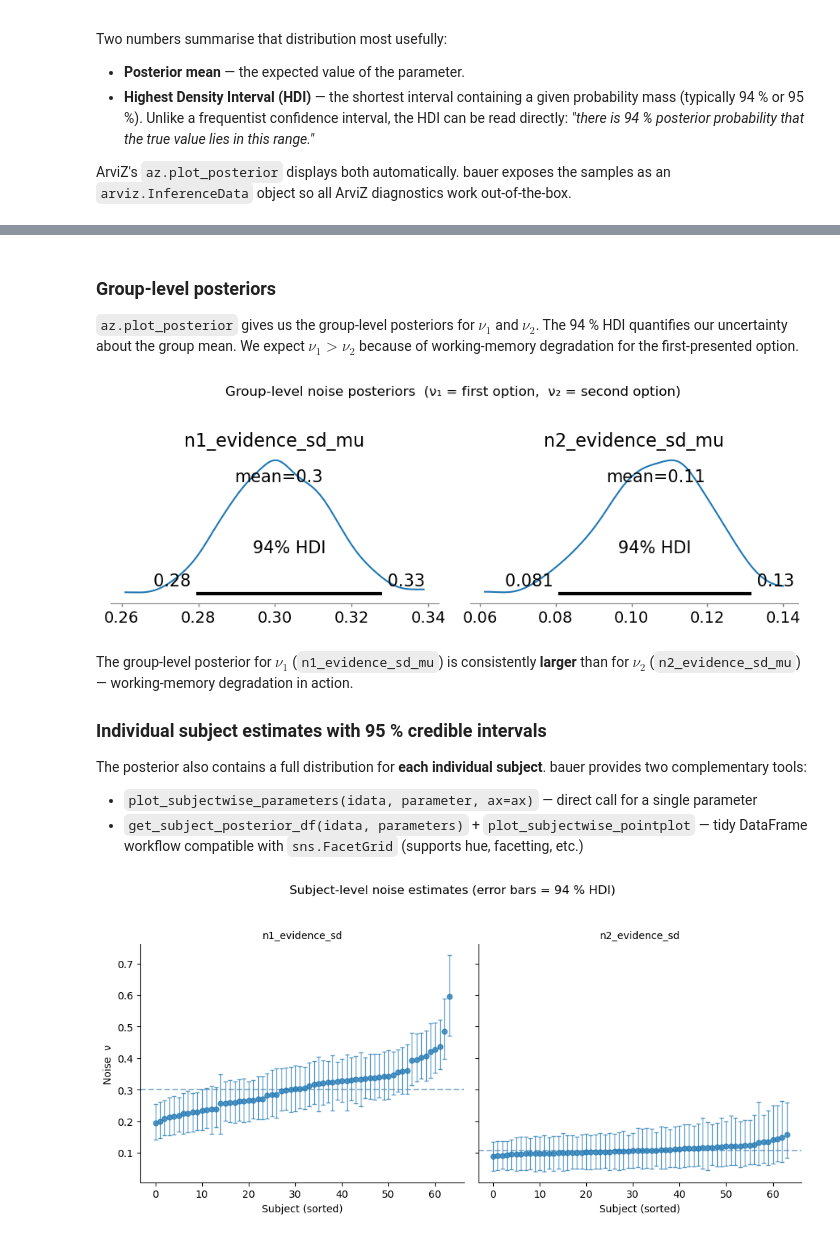
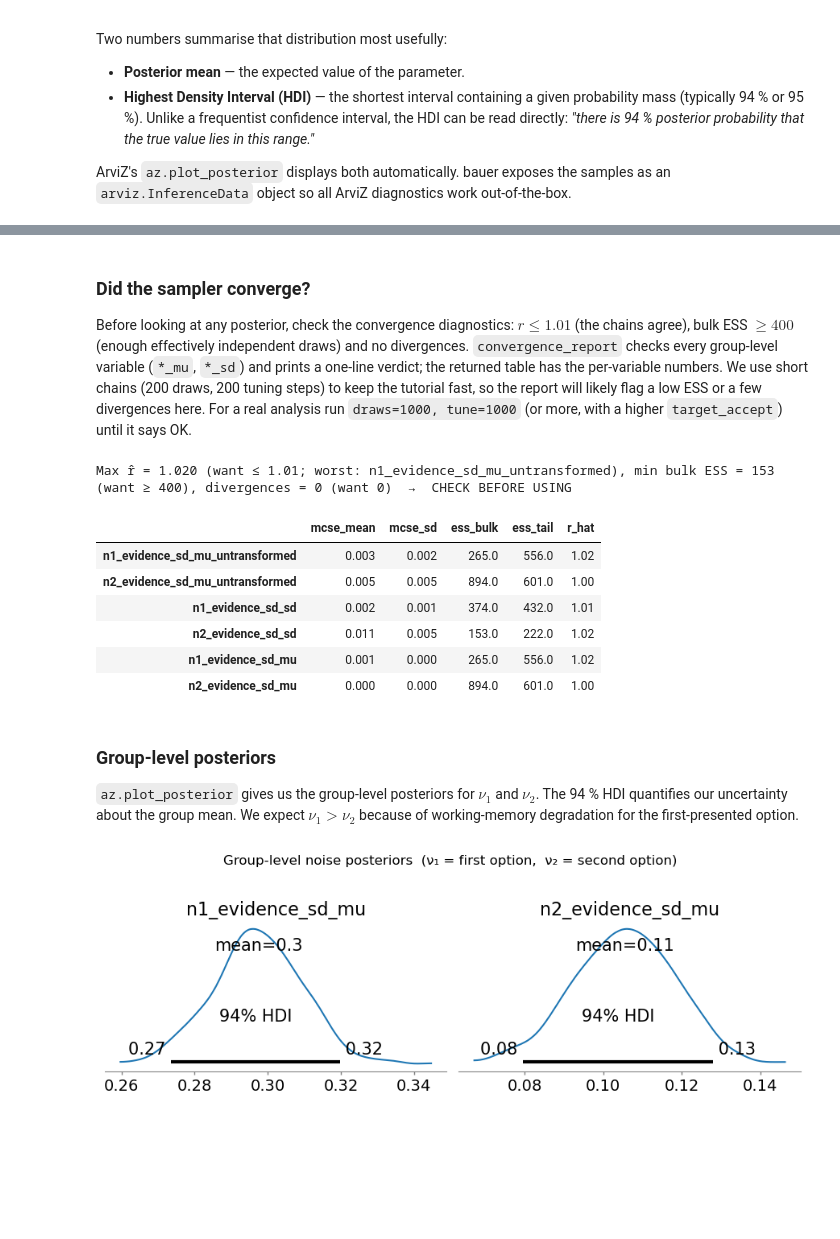
Before and after one commit to ruffgroup/bauer, a Jupyter notebook: docs/tutorial/lesson1.ipynb, the cells around one changed output, grey strips where cells are left out. Drawn from its saved outputs; the diff is of its cells as text; code cells hidden in the pictures; blank space fills up the shorter version.

```diff
--- a/docs/tutorial/lesson1.ipynb
+++ b/docs/tutorial/lesson1.ipynb
@@ -562,56 +566,43 @@ There were 2 divergences after tuning. Increase `target_accept` or reparameteriz
 The rhat statistic is larger than 1.01 for some parameters. This indicates problems during sampling. See https://arxiv.org/abs/1903.08008 for details
 The effective sample size per chain is smaller than 100 for some parameters.  A higher number is needed for reliable rhat and ess computation. See https://arxiv.org/abs/1903.08008 for details
 # %% [markdown]
-### Group-level posteriors
+### Did the sampler converge?
 
-`az.plot_posterior` gives us the group-level posteriors for $\nu_1$ and $\nu_2$.
-The 94 % HDI quantifies our uncertainty about the group mean.  We expect $\nu_1 > \nu_2$
-because of working-memory degradation for the first-presented option.
+Before looking at any posterior, check the convergence diagnostics:
+$\hat r \le 1.01$ (the chains agree), bulk ESS $\ge 400$ (enough effectively
+independent draws) and no divergences.  `convergence_report` checks every
+group-level variable (`*_mu`, `*_sd`) and prints a one-line verdict; the
+returned table has the per-variable numbers.  We use short chains
+(200 draws, 200 tuning steps) to keep the tutorial fast, so the report will
+likely flag a low ESS or a few divergences here.  For a real analysis run
+`draws=1000, tune=1000` (or more, with a higher `target_accept`) until it says OK.
 # %%
-az.plot_posterior(
-    idata_mag,
-    var_names=['n1_evidence_sd_mu', 'n2_evidence_sd_mu'],
-    figsize=(9, 3),
-)
-plt.suptitle('Group-level noise posteriors  (ν₁ = first option,  ν₂ = second option)', y=1.04)
-plt.tight_layout()
+from bauer.utils import convergence_report
+
+diag = convergence_report(idata_mag)
+diag
 # %% [output]
-[figure, removed]
+Max r̂ = 1.020 (want ≤ 1.01; worst: n1_evidence_sd_mu_untransformed), min bulk ESS = 153 (want ≥ 400), divergences = 0 (want 0)  →  CHECK BEFORE USING
+|  | mcse_mean | mcse_sd | ess_bulk | ess_tail | r_hat |
+| n1_evidence_sd_mu_untransformed | 0.003 | 0.002 | 265.0 | 556.0 | 1.02 |
+| n2_evidence_sd_mu_untransformed | 0.005 | 0.005 | 894.0 | 601.0 | 1.00 |
+| n1_evidence_sd_sd | 0.002 | 0.001 | 374.0 | 432.0 | 1.01 |
+| n2_evidence_sd_sd | 0.011 | 0.005 | 153.0 | 222.0 | 1.02 |
+| n1_evidence_sd_mu | 0.001 | 0.000 | 265.0 | 556.0 | 1.02 |
+| n2_evidence_sd_mu | 0.000 | 0.000 | 894.0 | 601.0 | 1.00 |
 # %% [markdown]
-The group-level posterior for $\nu_1$ (`n1_evidence_sd_mu`) is consistently **larger**
-than for $\nu_2$ (`n2_evidence_sd_mu`) — working-memory degradation in action.
+### Group-level posteriors
 
-### Individual subject estimates with 95 % credible intervals
-
-The posterior also contains a full distribution for **each individual subject**.  bauer
-provides two complementary tools:
-
-- `plot_subjectwise_parameters(idata, parameter, ax=ax)` — direct call for a single parameter
-- `get_subject_posterior_df(idata, parameters)` + `plot_subjectwise_pointplot` — tidy
-  DataFrame workflow compatible with `sns.FacetGrid` (supports hue, facetting, etc.)
+`az.plot_posterior` gives us the group-level posteriors for $\nu_1$ and $\nu_2$.
+The 94 % HDI quantifies our uncertainty about the group mean.  We expect $\nu_1 > \nu_2$
+because of working-memory degradation for the first-presented option.
 # %%
-from bauer.utils import (plot_subjectwise_parameters,
-                          get_subject_posterior_df, plot_subjectwise_pointplot)
-
-# ── FacetGrid workflow: one panel per parameter ───────────────────────────────
-df_post = get_subject_posterior_df(
-    idata_mag, ['n1_evidence_sd', 'n2_evidence_sd'])
-
-g = sns.FacetGrid(df_post, col='parameter', sharey=True, height=4.5, aspect=1.1)
-g.map_dataframe(plot_subjectwise_pointplot)  # uses default mean_col='mean', lo_col='lo', hi_col='hi'
-g.set_axis_labels('Subject (sorted)', 'Noise  ν')
-g.set_titles(col_template='{col_name}')
-g.figure.suptitle('Subject-level noise estimates (error bars = 94 % HDI)', y=1.04)
-
-# Add group-mean line to each panel
-for ax, param in zip(g.axes.flat, ['n1_evidence_sd', 'n2_evidence_sd']):
-    mu_key = param + '_mu'
-    if mu_key in idata_mag.posterior:
-        gm = idata_mag.posterior[mu_key].values.mean()
-        ax.axhline(gm, ls='--', lw=1.5, alpha=0.6, color='steelblue',
-                   label='Group mean')
-    sns.despine(ax=ax)
-
+az.plot_posterior(
+    idata_mag,
+    var_names=['n1_evidence_sd_mu', 'n2_evidence_sd_mu'],
+    figsize=(9, 3),
+)
+plt.suptitle('Group-level noise posteriors  (ν₁ = first option,  ν₂ = second option)', y=1.04)
 plt.tight_layout()
 # %% [output]
-[figure, old version]
+[figure, new version]
```
Also changed, not shown: parts of 19 cells of this notebook, 4 other files.
